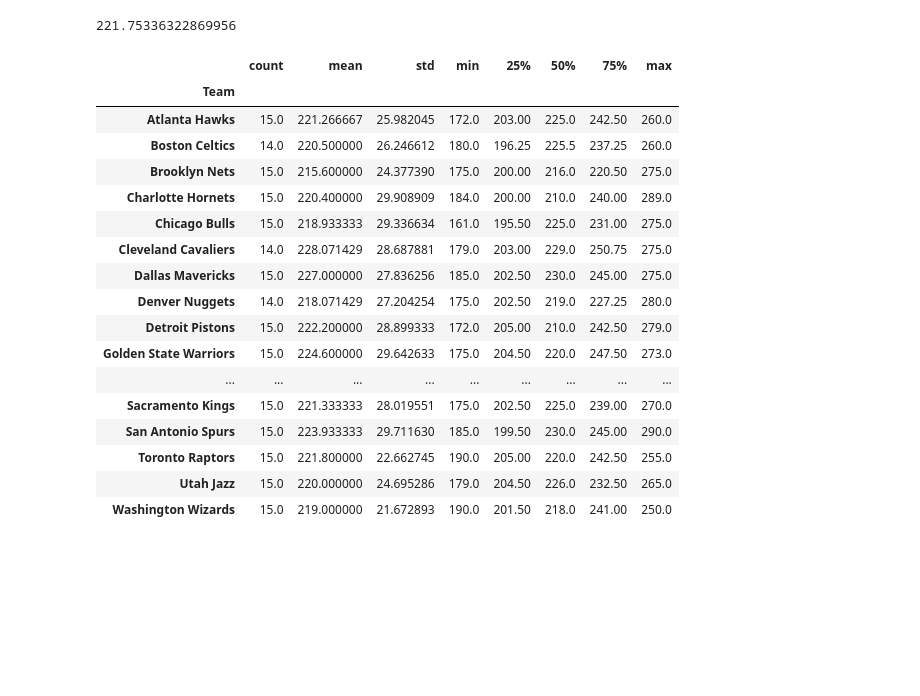
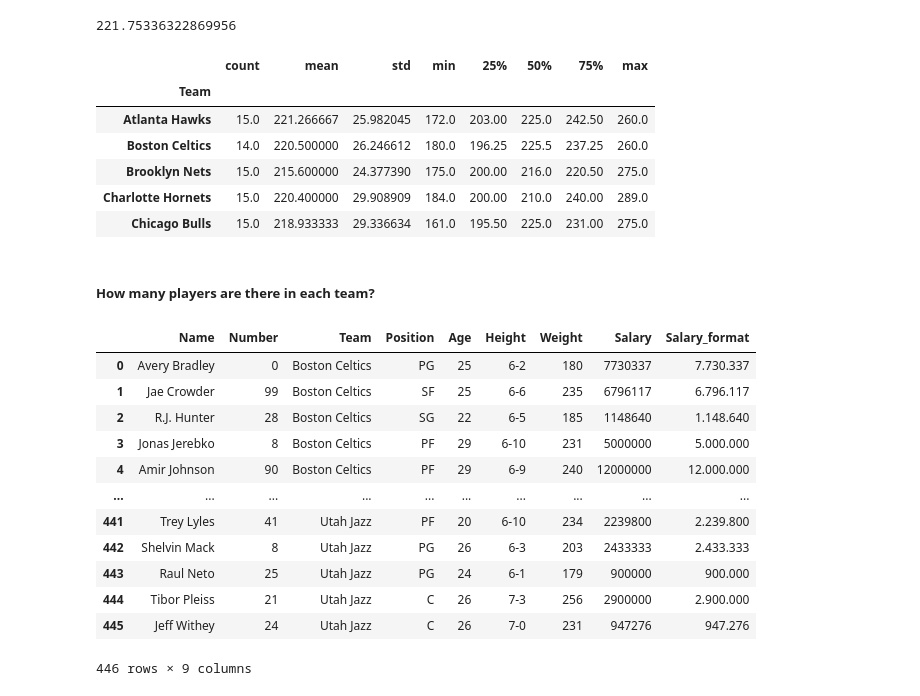
Before and after one commit to Rommelsito/Muscle-analysis, a Jupyter notebook: clean_nba.ipynb, the cells around one changed output. Drawn from its saved outputs; the diff is of its cells as text; code cells hidden in the pictures; blank space fills up the shorter version.

```diff
--- a/clean_nba.ipynb
+++ b/clean_nba.ipynb
@@ -182,23 +175,31 @@ df_5['Weight'].mean()
 # %% [output]
 221.75336322869956
 # %%
-df_5.groupby('Team')['Weight'].describe()
+df_5.groupby('Team')['Weight'].describe().head()
 # %% [output]
 |  | count | mean | std | min | 25% | 50% | 75% | max |
 | Team |  |  |  |  |  |  |  |  |
 | Atlanta Hawks | 15.0 | 221.266667 | 25.982045 | 172.0 | 203.00 | 225.0 | 242.50 | 260.0 |
 | Boston Celtics | 14.0 | 220.500000 | 26.246612 | 180.0 | 196.25 | 225.5 | 237.25 | 260.0 |
 | Brooklyn Nets | 15.0 | 215.600000 | 24.377390 | 175.0 | 200.00 | 216.0 | 220.50 | 275.0 |
 | Charlotte Hornets | 15.0 | 220.400000 | 29.908909 | 184.0 | 200.00 | 210.0 | 240.00 | 289.0 |
 | Chicago Bulls | 15.0 | 218.933333 | 29.336634 | 161.0 | 195.50 | 225.0 | 231.00 | 275.0 |
-| Cleveland Cavaliers | 14.0 | 228.071429 | 28.687881 | 179.0 | 203.00 | 229.0 | 250.75 | 275.0 |
-| Dallas Mavericks | 15.0 | 227.000000 | 27.836256 | 185.0 | 202.50 | 230.0 | 245.00 | 275.0 |
-| Denver Nuggets | 14.0 | 218.071429 | 27.204254 | 175.0 | 202.50 | 219.0 | 227.25 | 280.0 |
-| Detroit Pistons | 15.0 | 222.200000 | 28.899333 | 172.0 | 205.00 | 210.0 | 242.50 | 279.0 |
-| Golden State Warriors | 15.0 | 224.600000 | 29.642633 | 175.0 | 204.50 | 220.0 | 247.50 | 273.0 |
-| ... | ... | ... | ... | ... | ... | ... | ... | ... |
-| Sacramento Kings | 15.0 | 221.333333 | 28.019551 | 175.0 | 202.50 | 225.0 | 239.00 | 270.0 |
-| San Antonio Spurs | 15.0 | 223.933333 | 29.711630 | 185.0 | 199.50 | 230.0 | 245.00 | 290.0 |
-| Toronto Raptors | 15.0 | 221.800000 | 22.662745 | 190.0 | 205.00 | 220.0 | 242.50 | 255.0 |
-| Utah Jazz | 15.0 | 220.000000 | 24.695286 | 179.0 | 204.50 | 226.0 | 232.50 | 265.0 |
-| Washington Wizards | 15.0 | 219.000000 | 21.672893 | 190.0 | 201.50 | 218.0 | 241.00 | 250.0 |
+# %% [markdown]
+##### How many players are there in each team?
+# %%
+df_6 = df_5.copy()
+df_6
+# %% [output]
+|  | Name | Number | Team | Position | Age | Height | Weight | Salary | Salary_format |
+| 0 | Avery Bradley | 0 | Boston Celtics | PG | 25 | 6-2 | 180 | 7730337 | 7.730.337 |
+| 1 | Jae Crowder | 99 | Boston Celtics | SF | 25 | 6-6 | 235 | 6796117 | 6.796.117 |
+| 2 | R.J. Hunter | 28 | Boston Celtics | SG | 22 | 6-5 | 185 | 1148640 | 1.148.640 |
+| 3 | Jonas Jerebko | 8 | Boston Celtics | PF | 29 | 6-10 | 231 | 5000000 | 5.000.000 |
+| 4 | Amir Johnson | 90 | Boston Celtics | PF | 29 | 6-9 | 240 | 12000000 | 12.000.000 |
+| ... | ... | ... | ... | ... | ... | ... | ... | ... | ... |
+| 441 | Trey Lyles | 41 | Utah Jazz | PF | 20 | 6-10 | 234 | 2239800 | 2.239.800 |
+| 442 | Shelvin Mack | 8 | Utah Jazz | PG | 26 | 6-3 | 203 | 2433333 | 2.433.333 |
+| 443 | Raul Neto | 25 | Utah Jazz | PG | 24 | 6-1 | 179 | 900000 | 900.000 |
+| 444 | Tibor Pleiss | 21 | Utah Jazz | C | 26 | 7-3 | 256 | 2900000 | 2.900.000 |
+| 445 | Jeff Withey | 24 | Utah Jazz | C | 26 | 7-0 | 231 | 947276 | 947.276 |
+446 rows × 9 columns
```
Also changed, not shown: parts of 14 cells of this notebook, 1 other file.
